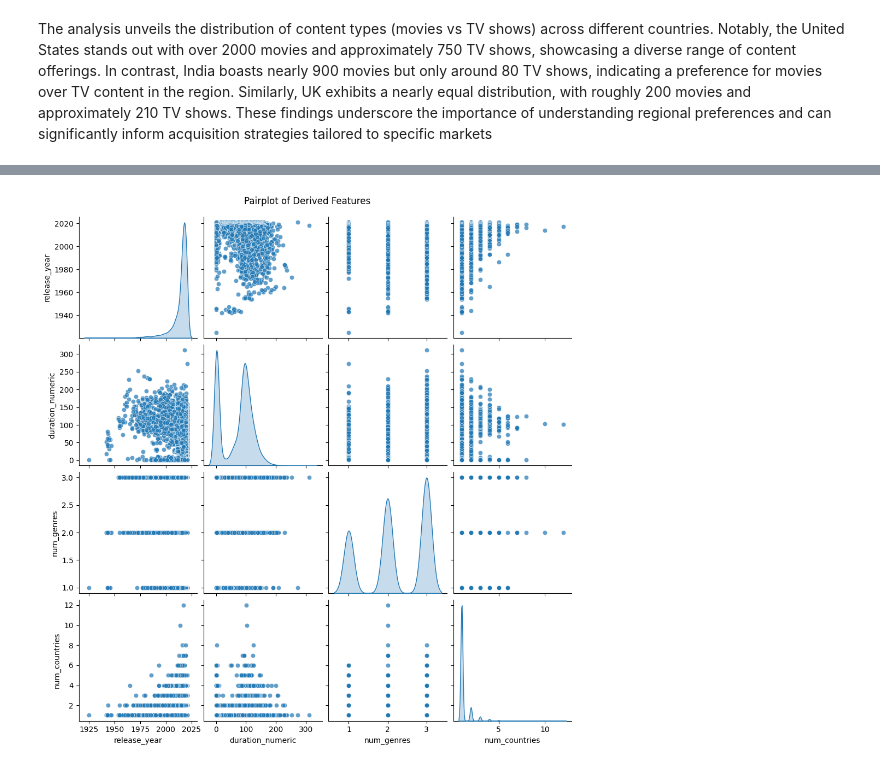
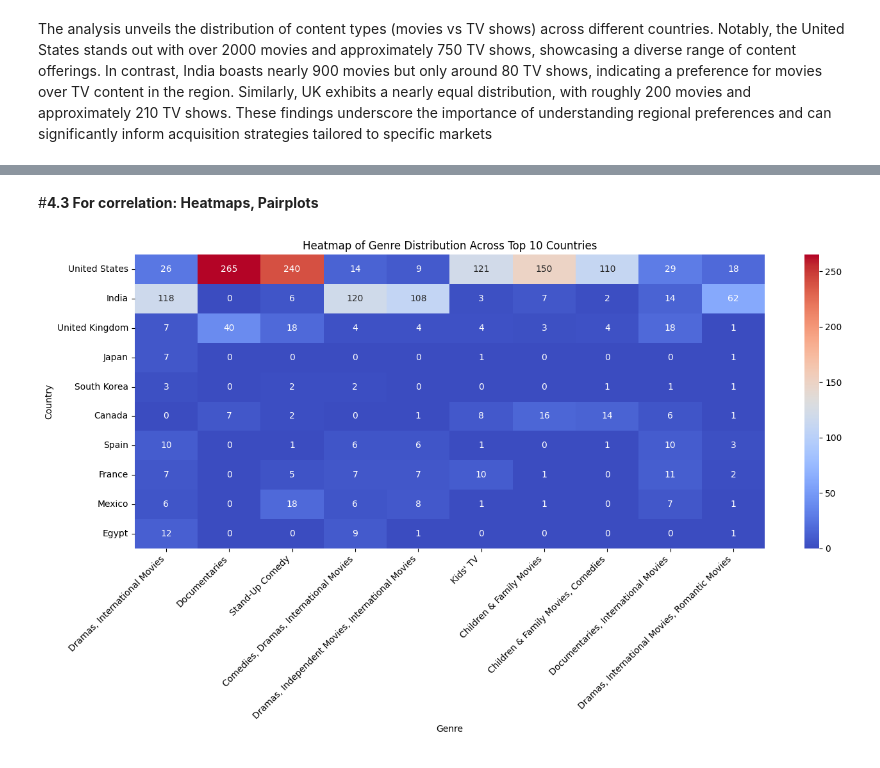
Before and after one commit to sr606/Python-Practice, a Jupyter notebook: Business_Case_Netflix_Data_Exploration_and_Visualisation.ipynb, the cells around one changed output, grey strips where cells are left out. Cells and saved outputs as stored; diff of their text form; code cells hidden in the pictures.

```diff
--- a/Business_Case_Netflix_Data_Exploration_and_Visualisation.ipynb
+++ b/Business_Case_Netflix_Data_Exploration_and_Visualisation.ipynb
@@ -559,22 +466,26 @@ plt.show()
-# %%
-# Import required libraries
-import seaborn as sns
-import matplotlib.pyplot as plt
-
-# Creating derived features
-df['num_genres'] = df['listed_in'].str.split(',').apply(len)
-df['num_countries'] = df['country'].str.split(',').apply(len)
-df['duration_numeric'] = df['duration'].str.extract('(\d+)').astype(float)
-
-# Selecting relevant columns for pairplot
-pairplot_features = df[['release_year', 'duration_numeric', 'num_genres', 'num_countries']]
-
-# Dropping rows with NaN values for accurate visualization
-pairplot_features = pairplot_features.dropna()
-
-# Plotting the pairplot
-sns.pairplot(pairplot_features, diag_kind='kde', plot_kws={"alpha": 0.7})
-plt.suptitle("Pairplot of Derived Features", y=1.02)
-plt.show()
-# %% [output]
-[figure, removed]
+# %% [markdown]
+#**4.3 For correlation: Heatmaps, Pairplots**
+# %%
+import pandas as pd
+import seaborn as sns
+import matplotlib.pyplot as plt
+
+# Prepare data: Count occurrences of 'listed_in' (genre) by 'country'
+heatmap_data = df.groupby(['country', 'listed_in']).size().unstack(fill_value=0)
+
+# Filter top 10 countries and top 10 genres for better readability
+top_countries = df['country'].value_counts().index[:10]
+top_genres = df['listed_in'].value_counts().index[:10]
+heatmap_data = heatmap_data.loc[top_countries, top_genres]
+
+# Plot heatmap
+plt.figure(figsize=(14, 8))
+sns.heatmap(heatmap_data, annot=True, fmt="d", cmap="coolwarm", cbar=True)
+plt.title("Heatmap of Genre Distribution Across Top 10 Countries")
+plt.xlabel("Genre")
+plt.ylabel("Country")
+plt.xticks(rotation=45, ha="right")
+plt.tight_layout()
+plt.show()
+# %% [output]
+[figure, added]
```
Also changed, not shown: parts of 53 cells of this notebook.
